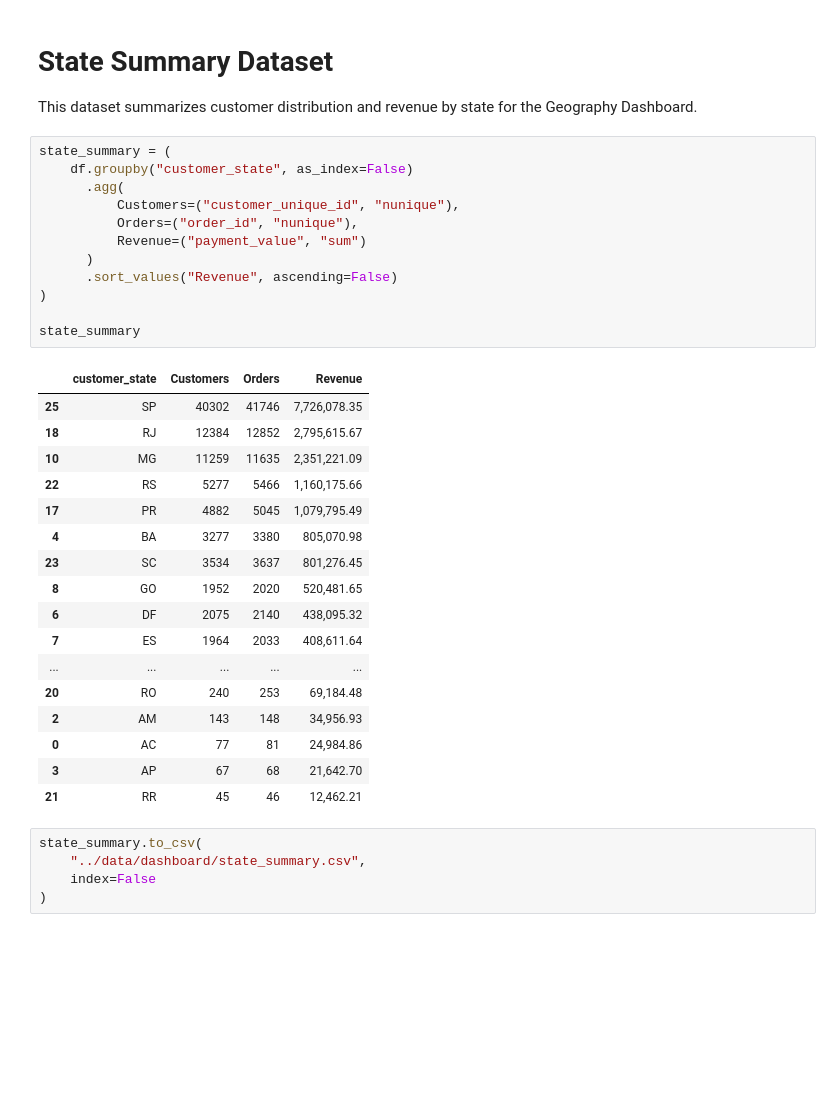
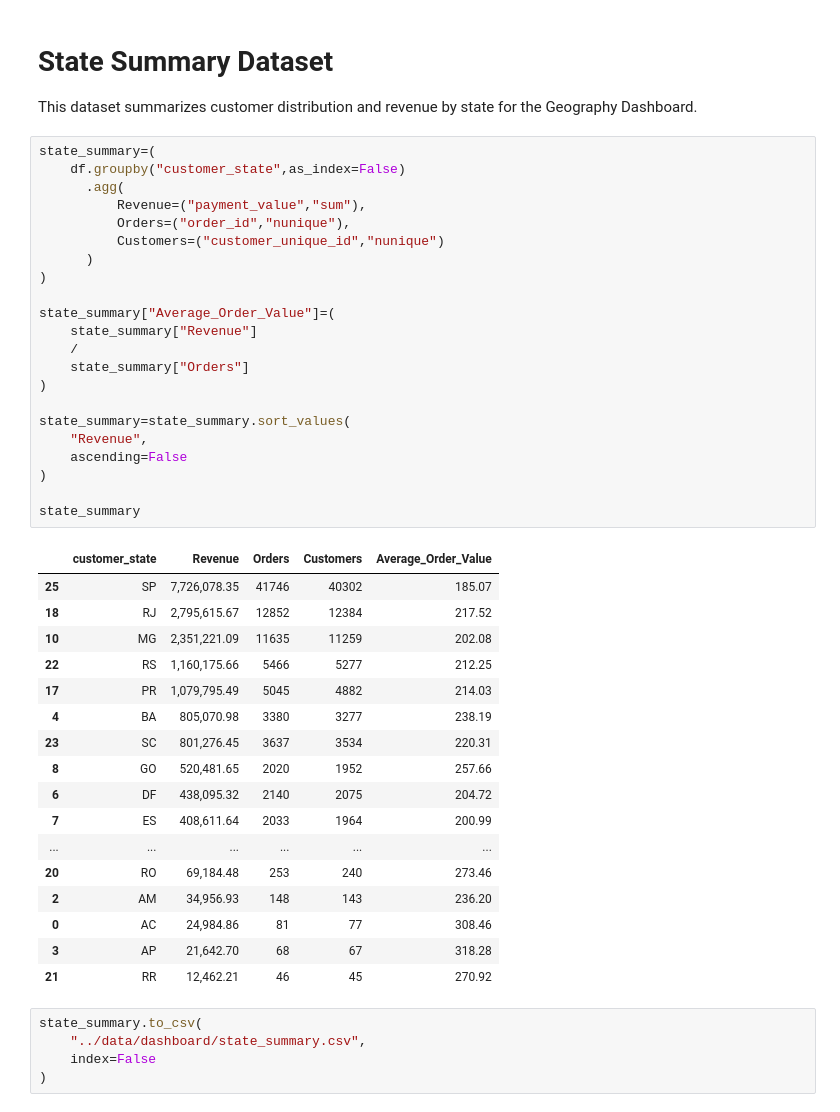
Before and after one commit to CepinMarsal/E-commerce_BusinessAnalysis, a Jupyter notebook: notebooks/03_dashboard_dataset.ipynb, the cells around one changed output. Drawn from its saved outputs; the diff is of its cells as text; blank space fills up the shorter version.

```diff
--- a/notebooks/03_dashboard_dataset.ipynb
+++ b/notebooks/03_dashboard_dataset.ipynb
@@ -429,35 +486,45 @@ hourly_summary.to_csv(
 
 This dataset summarizes customer distribution and revenue by state for the Geography Dashboard.
 # %%
-state_summary = (
-    df.groupby("customer_state", as_index=False)
+state_summary=(
+    df.groupby("customer_state",as_index=False)
       .agg(
-          Customers=("customer_unique_id", "nunique"),
-          Orders=("order_id", "nunique"),
-          Revenue=("payment_value", "sum")
+          Revenue=("payment_value","sum"),
+          Orders=("order_id","nunique"),
+          Customers=("customer_unique_id","nunique")
       )
-      .sort_values("Revenue", ascending=False)
+)
+
+state_summary["Average_Order_Value"]=(
+    state_summary["Revenue"]
+    /
+    state_summary["Orders"]
+)
+
+state_summary=state_summary.sort_values(
+    "Revenue",
+    ascending=False
 )
 
 state_summary
 # %% [output]
-|  | customer_state | Customers | Orders | Revenue |
-| 25 | SP | 40302 | 41746 | 7,726,078.35 |
-| 18 | RJ | 12384 | 12852 | 2,795,615.67 |
-| 10 | MG | 11259 | 11635 | 2,351,221.09 |
-| 22 | RS | 5277 | 5466 | 1,160,175.66 |
-| 17 | PR | 4882 | 5045 | 1,079,795.49 |
-| 4 | BA | 3277 | 3380 | 805,070.98 |
-| 23 | SC | 3534 | 3637 | 801,276.45 |
-| 8 | GO | 1952 | 2020 | 520,481.65 |
-| 6 | DF | 2075 | 2140 | 438,095.32 |
-| 7 | ES | 1964 | 2033 | 408,611.64 |
-| ... | ... | ... | ... | ... |
-| 20 | RO | 240 | 253 | 69,184.48 |
-| 2 | AM | 143 | 148 | 34,956.93 |
-| 0 | AC | 77 | 81 | 24,984.86 |
-| 3 | AP | 67 | 68 | 21,642.70 |
-| 21 | RR | 45 | 46 | 12,462.21 |
+|  | customer_state | Revenue | Orders | Customers | Average_Order_Value |
+| 25 | SP | 7,726,078.35 | 41746 | 40302 | 185.07 |
+| 18 | RJ | 2,795,615.67 | 12852 | 12384 | 217.52 |
+| 10 | MG | 2,351,221.09 | 11635 | 11259 | 202.08 |
+| 22 | RS | 1,160,175.66 | 5466 | 5277 | 212.25 |
+| 17 | PR | 1,079,795.49 | 5045 | 4882 | 214.03 |
+| 4 | BA | 805,070.98 | 3380 | 3277 | 238.19 |
+| 23 | SC | 801,276.45 | 3637 | 3534 | 220.31 |
+| 8 | GO | 520,481.65 | 2020 | 1952 | 257.66 |
+| 6 | DF | 438,095.32 | 2140 | 2075 | 204.72 |
+| 7 | ES | 408,611.64 | 2033 | 1964 | 200.99 |
+| ... | ... | ... | ... | ... | ... |
+| 20 | RO | 69,184.48 | 253 | 240 | 273.46 |
+| 2 | AM | 34,956.93 | 148 | 143 | 236.20 |
+| 0 | AC | 24,984.86 | 81 | 77 | 308.46 |
+| 3 | AP | 21,642.70 | 68 | 67 | 318.28 |
+| 21 | RR | 12,462.21 | 46 | 45 | 270.92 |
 # %%
 state_summary.to_csv(
     "../data/dashboard/state_summary.csv",
```
Also changed, not shown: parts of 6 cells of this notebook, 4 other files.
